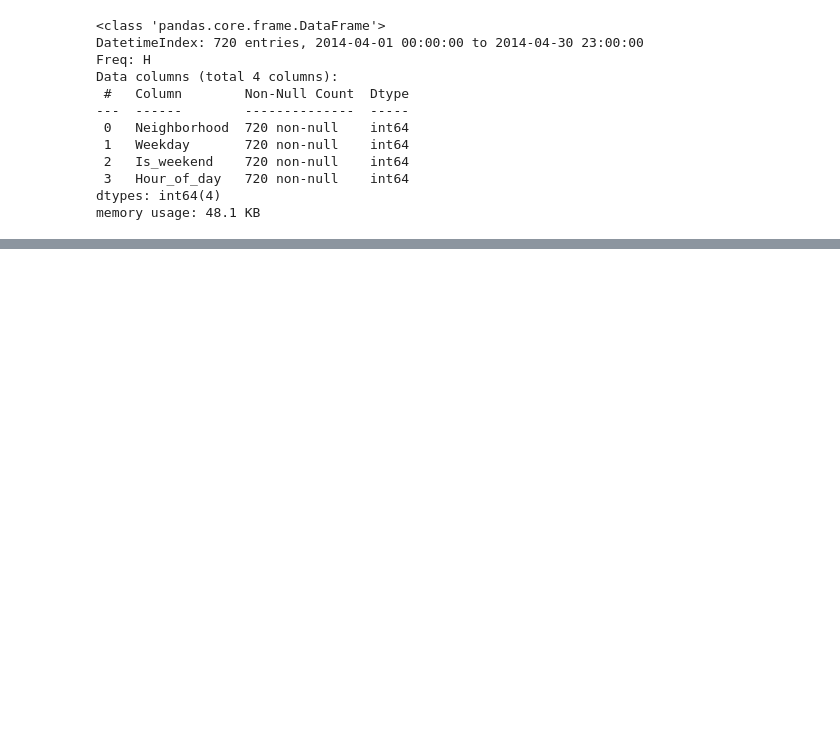
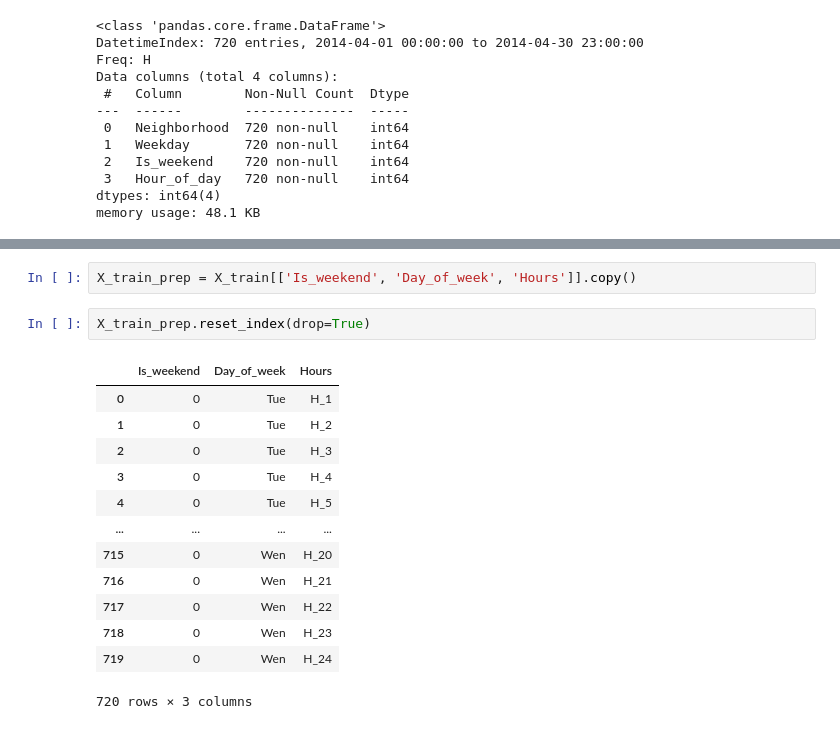
Before and after one commit to faberfred/uber-pickup-prediction, a Jupyter notebook: Uber-pickups-timeseries.ipynb, the cells around one changed output, grey strips where cells are left out. Saved outputs shown, nothing was run; the diff lists cells and outputs as text; blank space fills up the shorter version.

```diff
--- a/Uber-pickups-timeseries.ipynb
+++ b/Uber-pickups-timeseries.ipynb
@@ -532,0 +578,18 @@ There ate no categorical attributes/parameters in our preprocessed dataset. Othe
+# %%
+X_train_prep = X_train[['Is_weekend', 'Day_of_week', 'Hours']].copy()
+# %%
+X_train_prep.reset_index(drop=True)
+# %% [output]
+|  | Is_weekend | Day_of_week | Hours |
+| 0 | 0 | Tue | H_1 |
+| 1 | 0 | Tue | H_2 |
+| 2 | 0 | Tue | H_3 |
+| 3 | 0 | Tue | H_4 |
+| 4 | 0 | Tue | H_5 |
+| ... | ... | ... | ... |
+| 715 | 0 | Wen | H_20 |
+| 716 | 0 | Wen | H_21 |
+| 717 | 0 | Wen | H_22 |
+| 718 | 0 | Wen | H_23 |
+| 719 | 0 | Wen | H_24 |
+720 rows × 3 columns
```
Also changed, not shown: parts of 25 cells of this notebook.
